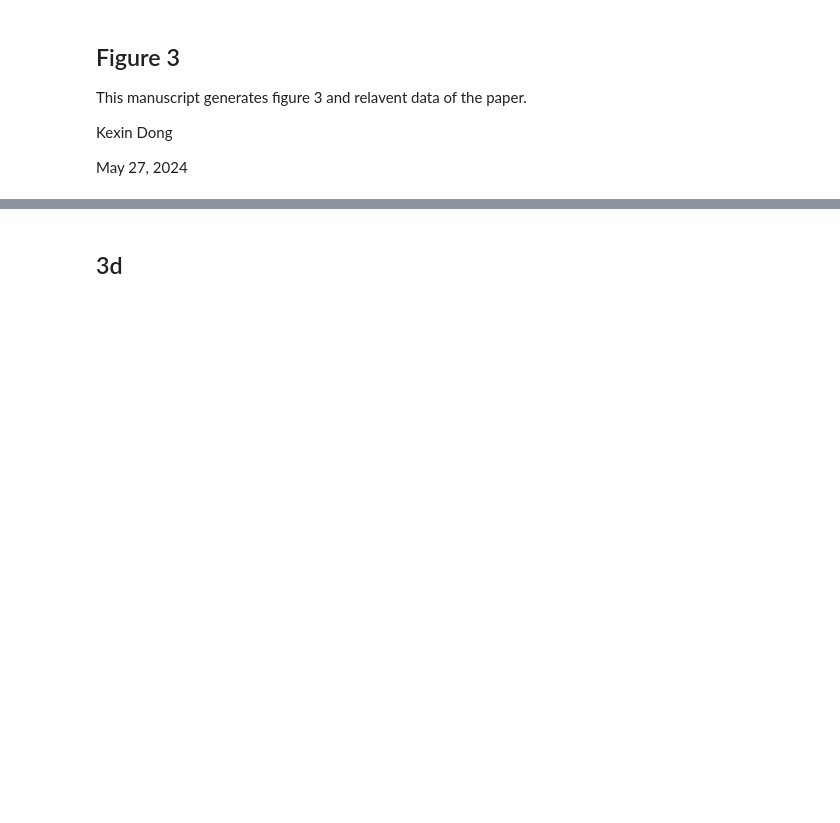
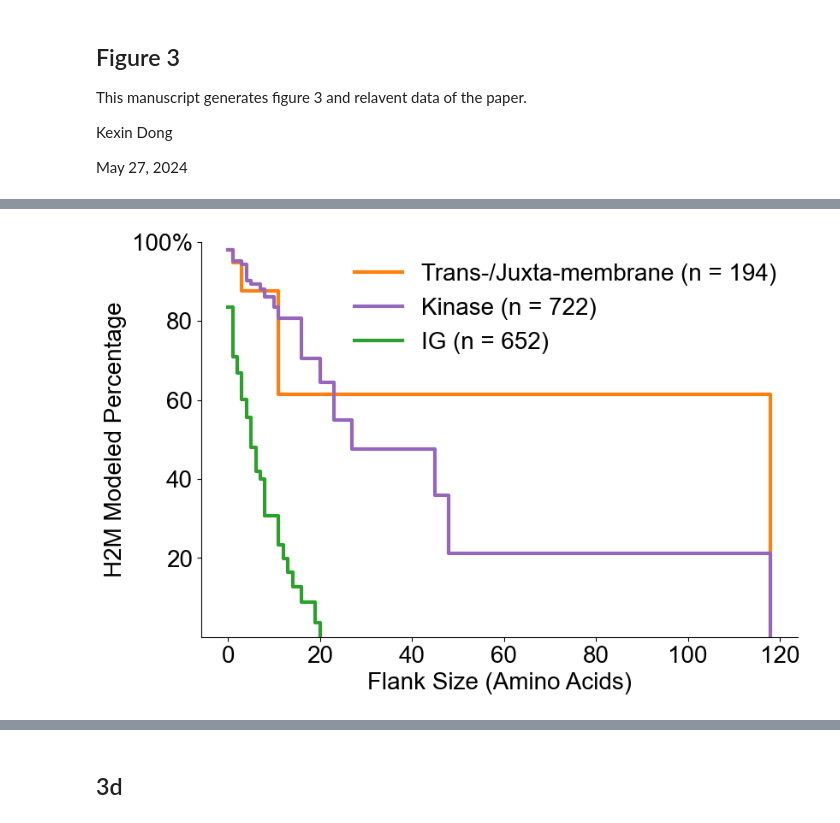
Before and after one commit to kexindon/h2m-public, a Jupyter notebook: figure_generation/figure3.ipynb, the cells around one changed output, grey strips where cells are left out. Drawn from its saved outputs; the diff is of its cells as text; code cells hidden in the pictures; blank space fills up the shorter version.

```diff
--- a/figure_generation/figure3.ipynb
+++ b/figure_generation/figure3.ipynb
@@ -21,0 +35,3 @@ plt.rcParams['font.sans-serif'] = ['Arial']
+# %%
+df_input_sub = df_input_sub.rename(columns = {'ID':'ID_human'})
+df_freq = pd.merge(df_input_sub, df_kit, on='ID_human', how = 'left')
@@ -21,0 +138,42 @@ plt.rcParams['font.sans-serif'] = ['Arial']
+# %%
+t = ['IG','Trans-/Juxta-membrane','Kinase']
+def get_class_region(x):
+    t = ['IG','Trans-/Juxta-membrane','Kinase']
+    if x <= 507:
+        return t[0]
+    elif x<= 589:
+        return t[1]
+    else:
+        return t[2]
+df_merged_all['region'] = [get_class_region(x) for x in df_merged_all['loc_h']]
+color_dict_region = dict(zip(t, ['tab:green','tab:orange','tab:purple']))
+df_merged_all['color_region'] = [color_dict_region[x] for x in df_merged_all['region']]
+# %%
+df_merged_all['status'] = True
+# %%
+fig, ax = plt.subplots(figsize=(9, 6), ncols=1, nrows=1)
+for value in df_merged_all['region'].unique():
+    mask = df_merged_all['region'] == value
+    color = color_dict_region[value]
+    time_cell, survival_prob_cell, conf_int = kaplan_meier_estimator(
+        df_merged_all["status"][mask], df_merged_all["flank_size"][mask], conf_type="log-log",
+    )
+    plt.step(time_cell, survival_prob_cell, where="post", label=f"{value} (n = {mask.sum()})",
+             color = color, linewidth=3)
+    # plt.fill_between(time_cell, conf_int[0], conf_int[1], alpha=0.25, step="post")
+ax.spines['top'].set_visible(False)
+ax.spines['right'].set_visible(False)
+ax.tick_params(axis='x', which='major', labelsize=15)
+ax.yaxis.set_ticks([0.20,0.40,0.60,0.80,1])
+ax.yaxis.set_ticklabels(['20','40','60','80','100%'], size=20, fontweight=100)
+ax.set_ylabel(f"H2M Modeled Percentage", fontsize=20)
+ax.set_xlabel("Flank Size (amino acids)", fontsize=20)
+ax.tick_params(axis='x', which='major', labelsize=20)
+
+plt.ylim(0, 1)
+plt.xlabel("Flank Size (Amino Acids)")
+plt.legend(loc="best",fontsize=20, frameon=False)
+plt.savefig(f'/Users/kexindong/Documents/GitHub/Output/h2m_database/figures/flank_size/line.pdf', bbox_inches='tight')
+plt.show() # Display the graph
+# %% [output]
+[figure, added]
```
Also changed, not shown: parts of 35 cells of this notebook, 5 other files.
